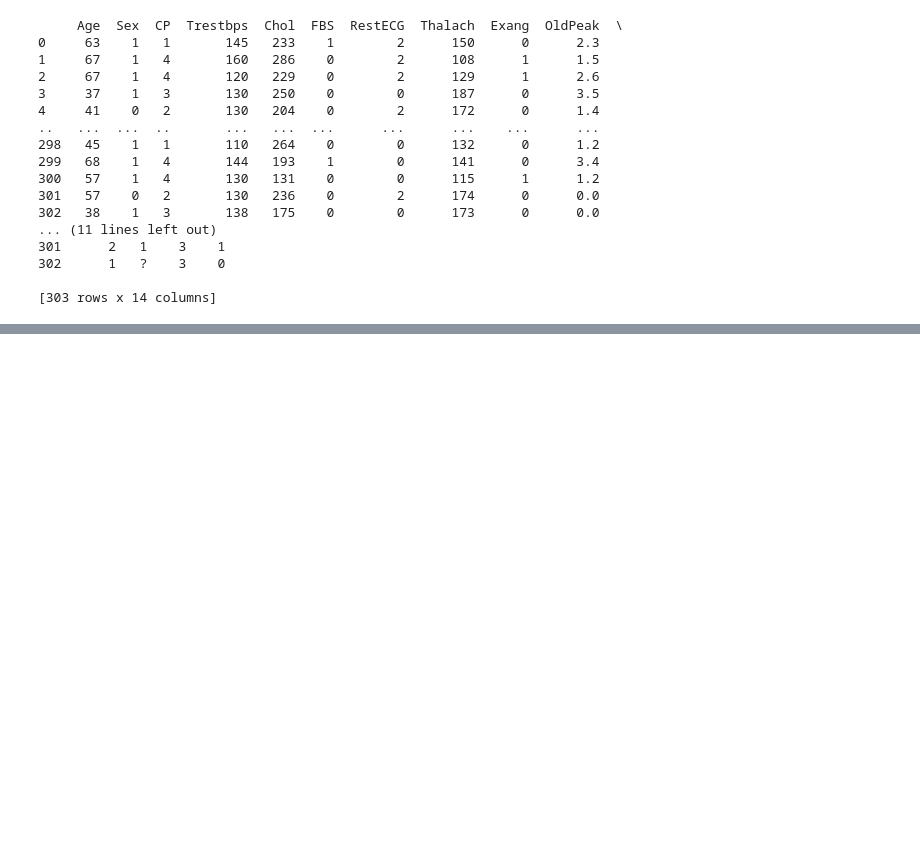
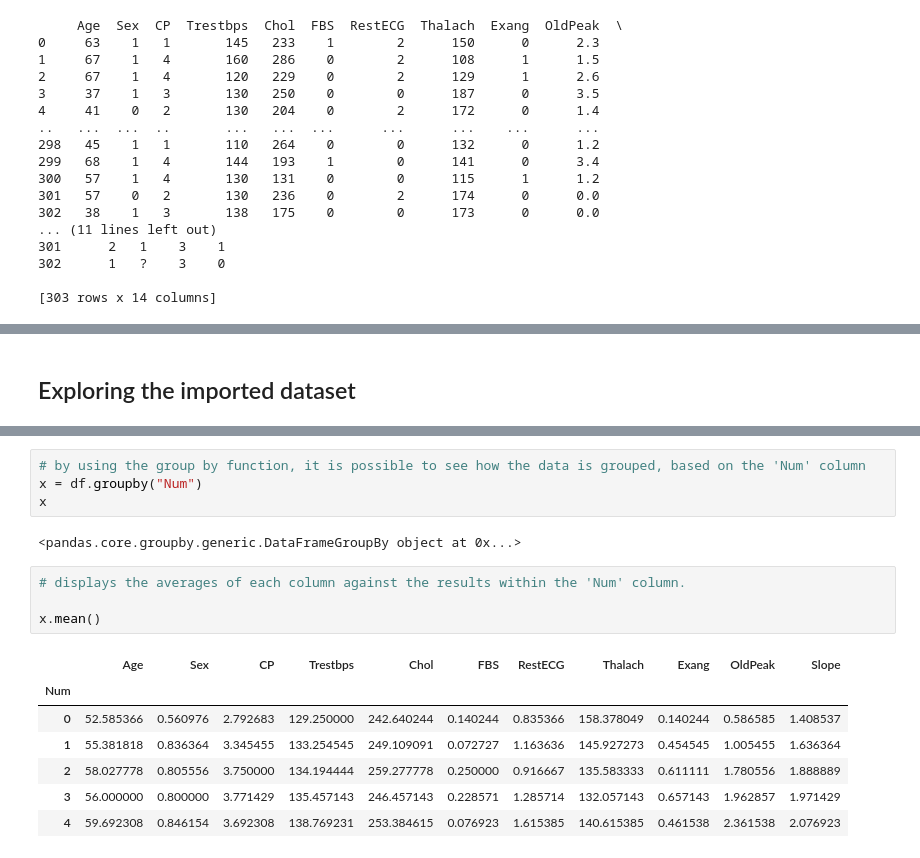
Before and after one commit to sinduff/MLS_Assign, a Jupyter notebook: Scikit-learn.ipynb, the cells around one changed output, grey strips where cells are left out. Cells and saved outputs as stored; diff of their text form; blank space fills up the shorter version.

```diff
--- a/Scikit-learn.ipynb
+++ b/Scikit-learn.ipynb
@@ -118,3 +142,5 @@ print(df)
+# %% [markdown]
+## Exploring the imported dataset
 # %%
 # describe the main stat's output of the data frame
 df.describe()
@@ -128,3 +154,21 @@ df.describe()
 | 50% | 56.000000 | 1.000000 | 3.000000 | 130.000000 | 241.000000 | 0.000000 | 1.000000 | 153.000000 | 0.000000 | 0.800000 | 2.000000 | ... |
 | 75% | 61.000000 | 1.000000 | 4.000000 | 140.000000 | 275.000000 | 0.000000 | 2.000000 | 166.000000 | 1.000000 | 1.600000 | 2.000000 | ... |
 | max | 77.000000 | 1.000000 | 4.000000 | 200.000000 | 564.000000 | 1.000000 | 2.000000 | 202.000000 | 1.000000 | 6.200000 | 3.000000 | ... |
+# %%
+# by using the group by function, it is possible to see how the data is grouped, based on the 'Num' column
+x = df.groupby("Num")
+x
+# %% [output]
+<pandas.core.groupby.generic.DataFrameGroupBy object at 0x...>
+# %%
+# displays the averages of each column against the results within the 'Num' column.
+
+x.mean()
+# %% [output]
+|  | Age | Sex | CP | Trestbps | Chol | FBS | RestECG | Thalach | Exang | OldPeak | Slope |
+| Num |  |  |  |  |  |  |  |  |  |  |  |
+| 0 | 52.585366 | 0.560976 | 2.792683 | 129.250000 | 242.640244 | 0.140244 | 0.835366 | 158.378049 | 0.140244 | 0.586585 | 1.408537 |
+| 1 | 55.381818 | 0.836364 | 3.345455 | 133.254545 | 249.109091 | 0.072727 | 1.163636 | 145.927273 | 0.454545 | 1.005455 | 1.636364 |
+| 2 | 58.027778 | 0.805556 | 3.750000 | 134.194444 | 259.277778 | 0.250000 | 0.916667 | 135.583333 | 0.611111 | 1.780556 | 1.888889 |
+| 3 | 56.000000 | 0.800000 | 3.771429 | 135.457143 | 246.457143 | 0.228571 | 1.285714 | 132.057143 | 0.657143 | 1.962857 | 1.971429 |
+| 4 | 59.692308 | 0.846154 | 3.692308 | 138.769231 | 253.384615 | 0.076923 | 1.615385 | 140.615385 | 0.461538 | 2.361538 | 2.076923 |
```
Also changed, not shown: parts of 11 cells of this notebook.
